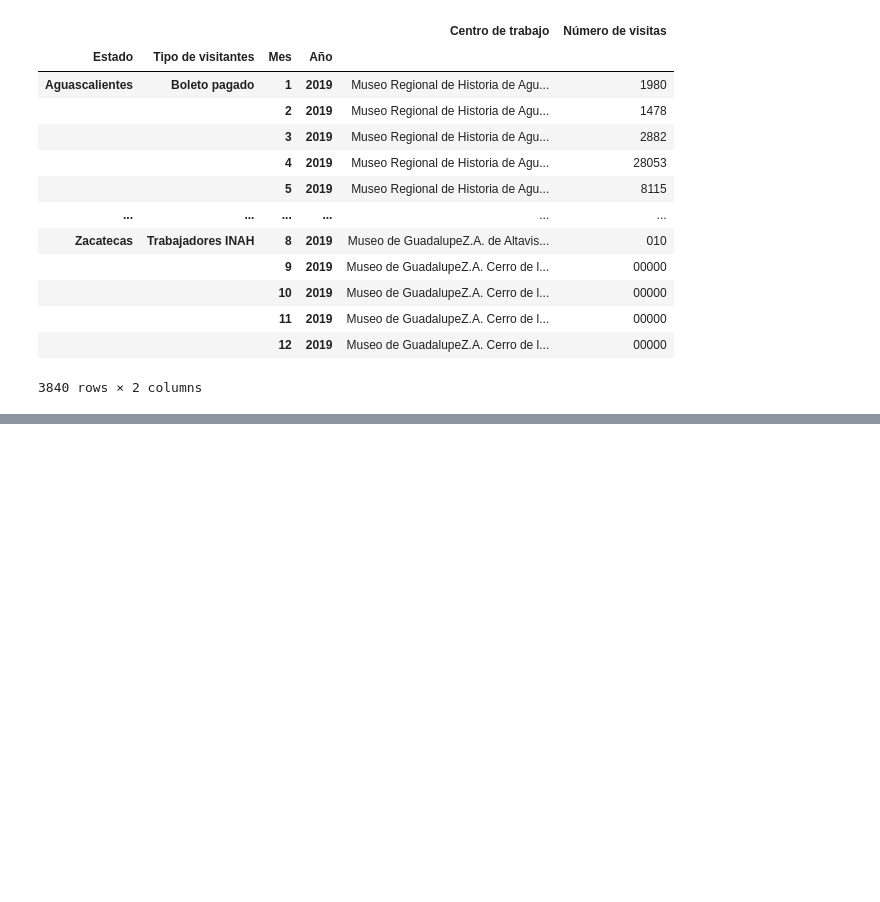
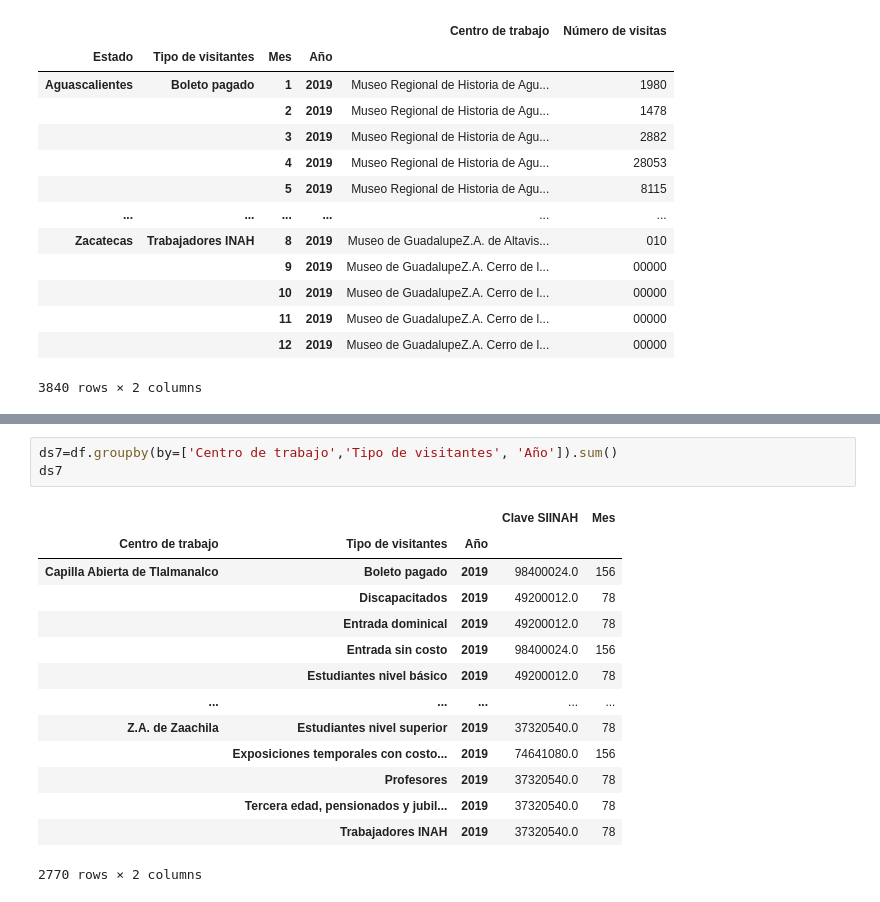
Before and after one commit to PlatziMaster/challenge-prework-ds, a Jupyter notebook: Challengeds.ipynb, the cells around one changed output, grey strips where cells are left out. Drawn from its saved outputs; the diff is of its cells as text; blank space fills up the shorter version.

```diff
--- a/Challengeds.ipynb
+++ b/Challengeds.ipynb
@@ -139 +138,19 @@ df7
+# %%
+ds7=df.groupby(by=['Centro de trabajo','Tipo de visitantes', 'Año']).sum()
+ds7
+# %% [output]
+|  |  |  | Clave SIINAH | Mes |
+| Centro de trabajo | Tipo de visitantes | Año |  |  |
+| Capilla Abierta de Tlalmanalco | Boleto pagado | 2019 | 98400024.0 | 156 |
+|  | Discapacitados | 2019 | 49200012.0 | 78 |
+|  | Entrada dominical | 2019 | 49200012.0 | 78 |
+|  | Entrada sin costo | 2019 | 98400024.0 | 156 |
+|  | Estudiantes nivel básico | 2019 | 49200012.0 | 78 |
+| ... | ... | ... | ... | ... |
+| Z.A. de Zaachila | Estudiantes nivel superior | 2019 | 37320540.0 | 78 |
+|  | Exposiciones temporales con costo... | 2019 | 74641080.0 | 156 |
+|  | Profesores | 2019 | 37320540.0 | 78 |
+|  | Tercera edad, pensionados y jubil... | 2019 | 37320540.0 | 78 |
+|  | Trabajadores INAH | 2019 | 37320540.0 | 78 |
+2770 rows × 2 columns
 # %%
```
Also changed, not shown: parts of 4 cells of this notebook, 2 other files.
